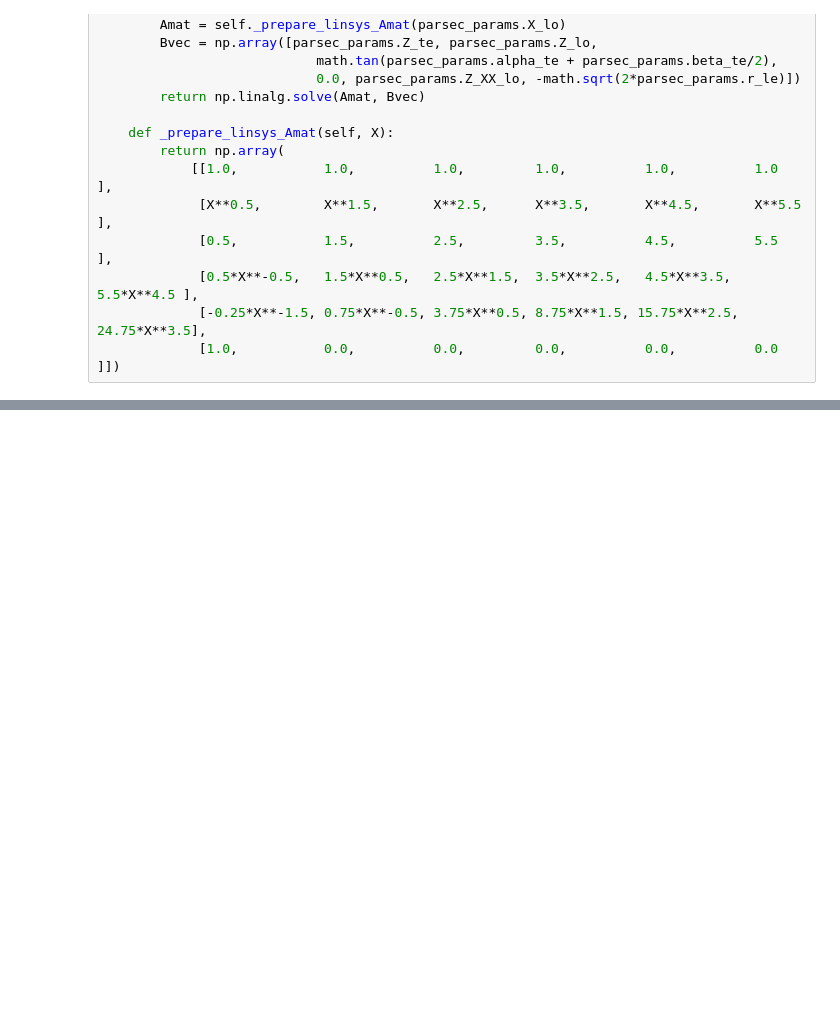
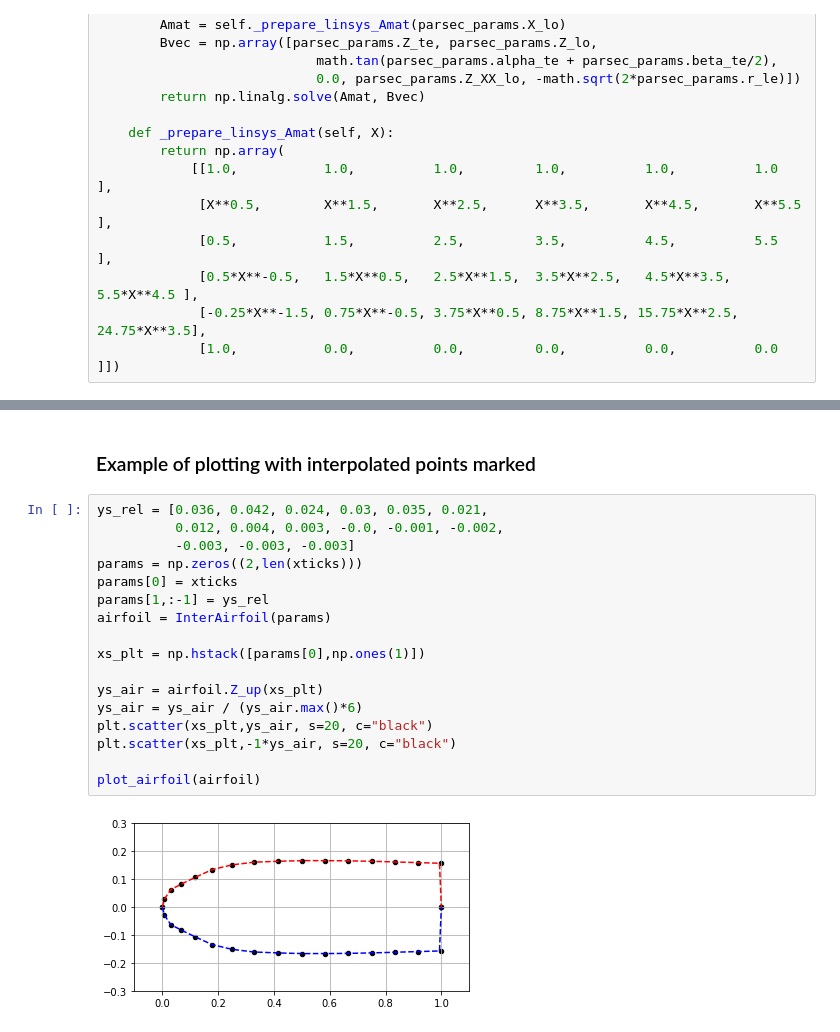
Before and after one commit to elipugh/aa222_project, a Jupyter notebook: results/plotting.ipynb, the cells around one changed output, grey strips where cells are left out. Saved outputs shown, nothing was run; the diff lists cells and outputs as text; blank space fills up the shorter version.

```diff
--- a/results/plotting.ipynb
+++ b/results/plotting.ipynb
@@ -1377,0 +309,21 @@ plot_anim(designs, objs)
+# %% [markdown]
+### Example of plotting with interpolated points marked
+# %%
+ys_rel = [0.036, 0.042, 0.024, 0.03, 0.035, 0.021,
+          0.012, 0.004, 0.003, -0.0, -0.001, -0.002,
+          -0.003, -0.003, -0.003]
+params = np.zeros((2,len(xticks)))
+params[0] = xticks
+params[1,:-1] = ys_rel
+airfoil = InterAirfoil(params)
+
+xs_plt = np.hstack([params[0],np.ones(1)])
+
+ys_air = airfoil.Z_up(xs_plt)
+ys_air = ys_air / (ys_air.max()*6)
+plt.scatter(xs_plt,ys_air, s=20, c="black")
+plt.scatter(xs_plt,-1*ys_air, s=20, c="black")
+
+plot_airfoil(airfoil)
+# %% [output]
+[figure, added]
```
Also changed, not shown: parts of 58 cells of this notebook.
